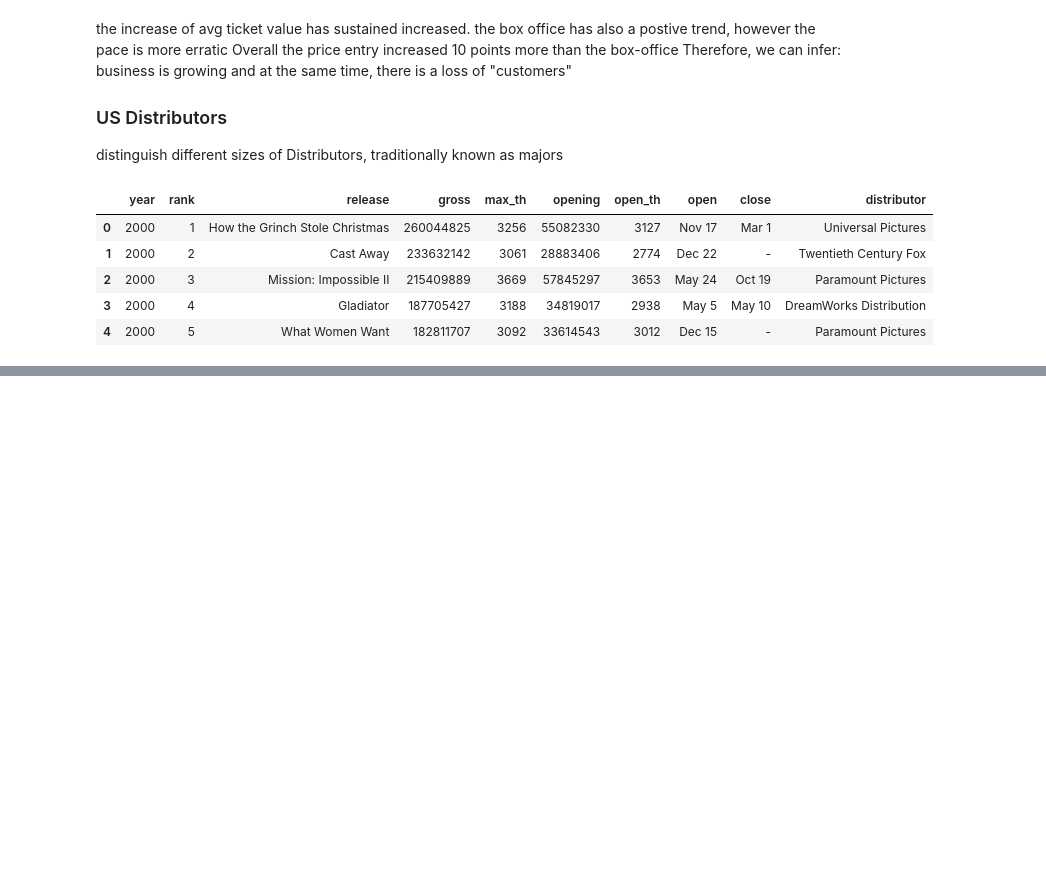
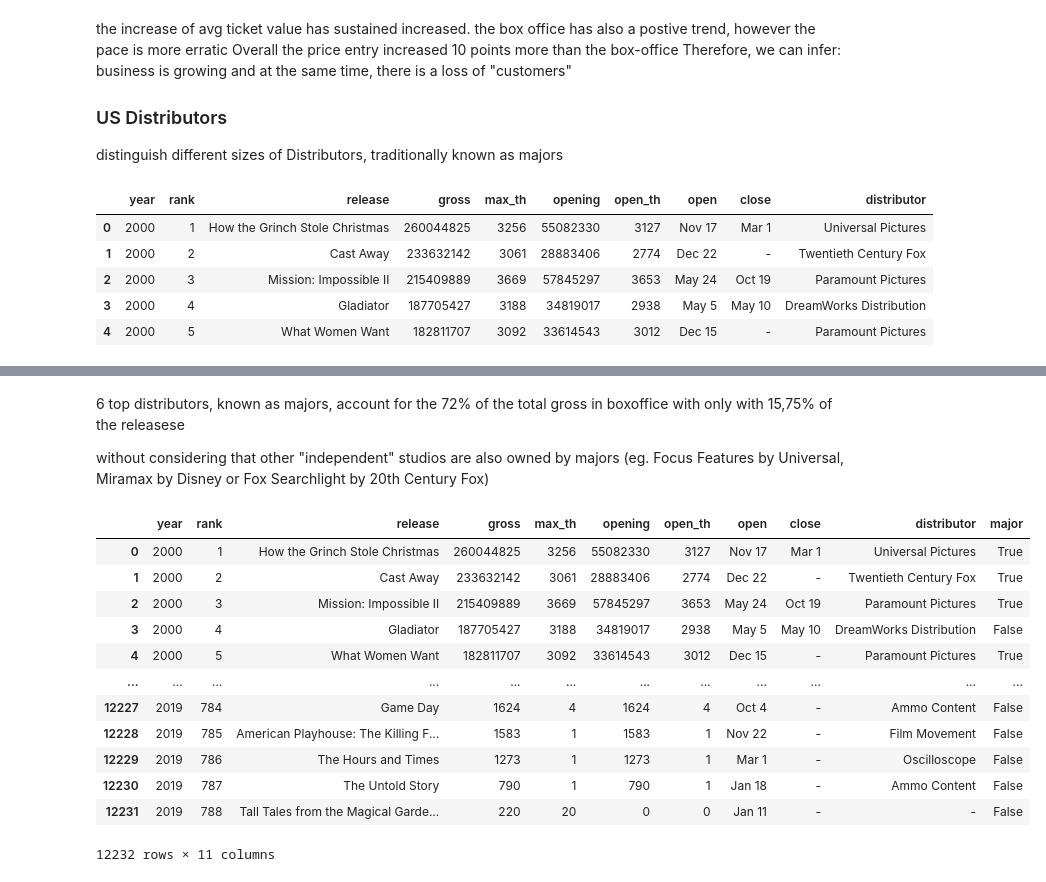
Before and after one commit to ivanlopezlobato/movies, a Jupyter notebook: notebooks/BoxOffice_Evolution_2000-2019.ipynb, the cells around one changed output, grey strips where cells are left out. Cells and saved outputs as stored; diff of their text form; code cells hidden in the pictures; blank space fills up the shorter version.

Commit message:
update boxoffice evolution

```diff
--- a/notebooks/BoxOffice_Evolution_2000-2019.ipynb
+++ b/notebooks/BoxOffice_Evolution_2000-2019.ipynb
@@ -169,0 +241,4 @@ us_bo.groupby("distributor").sum().sort_values(by="gross", ascending = False).he
+# %% [markdown]
+6 top distributors, known as majors, account for the 72% of the total gross in boxoffice with only with 15,75% of the releasese
+
+without considering that other "independent" studios are also owned by majors (eg. Focus Features by Universal, Miramax by Disney or Fox Searchlight by 20th Century Fox)
@@ -169,0 +248,18 @@ us_bo.groupby("distributor").sum().sort_values(by="gross", ascending = False).he
+# %%
+us_bo["major"] = us_bo["distributor"].isin(majors)
+
+us_bo
+# %% [output]
+|  | year | rank | release | gross | max_th | opening | open_th | open | close | distributor | major |
+| 0 | 2000 | 1 | How the Grinch Stole Christmas | 260044825 | 3256 | 55082330 | 3127 | Nov 17 | Mar 1 | Universal Pictures | True |
+| 1 | 2000 | 2 | Cast Away | 233632142 | 3061 | 28883406 | 2774 | Dec 22 | - | Twentieth Century Fox | True |
+| 2 | 2000 | 3 | Mission: Impossible II | 215409889 | 3669 | 57845297 | 3653 | May 24 | Oct 19 | Paramount Pictures | True |
+| 3 | 2000 | 4 | Gladiator | 187705427 | 3188 | 34819017 | 2938 | May 5 | May 10 | DreamWorks Distribution | False |
+| 4 | 2000 | 5 | What Women Want | 182811707 | 3092 | 33614543 | 3012 | Dec 15 | - | Paramount Pictures | True |
+| ... | ... | ... | ... | ... | ... | ... | ... | ... | ... | ... | ... |
+| 12227 | 2019 | 784 | Game Day | 1624 | 4 | 1624 | 4 | Oct 4 | - | Ammo Content | False |
+| 12228 | 2019 | 785 | American Playhouse: The Killing F... | 1583 | 1 | 1583 | 1 | Nov 22 | - | Film Movement | False |
+| 12229 | 2019 | 786 | The Hours and Times | 1273 | 1 | 1273 | 1 | Mar 1 | - | Oscilloscope | False |
+| 12230 | 2019 | 787 | The Untold Story | 790 | 1 | 790 | 1 | Jan 18 | - | Ammo Content | False |
+| 12231 | 2019 | 788 | Tall Tales from the Magical Garde... | 220 | 20 | 0 | 0 | Jan 11 | - | - | False |
+12232 rows × 11 columns
```
Also changed, not shown: parts of 14 cells of this notebook.
